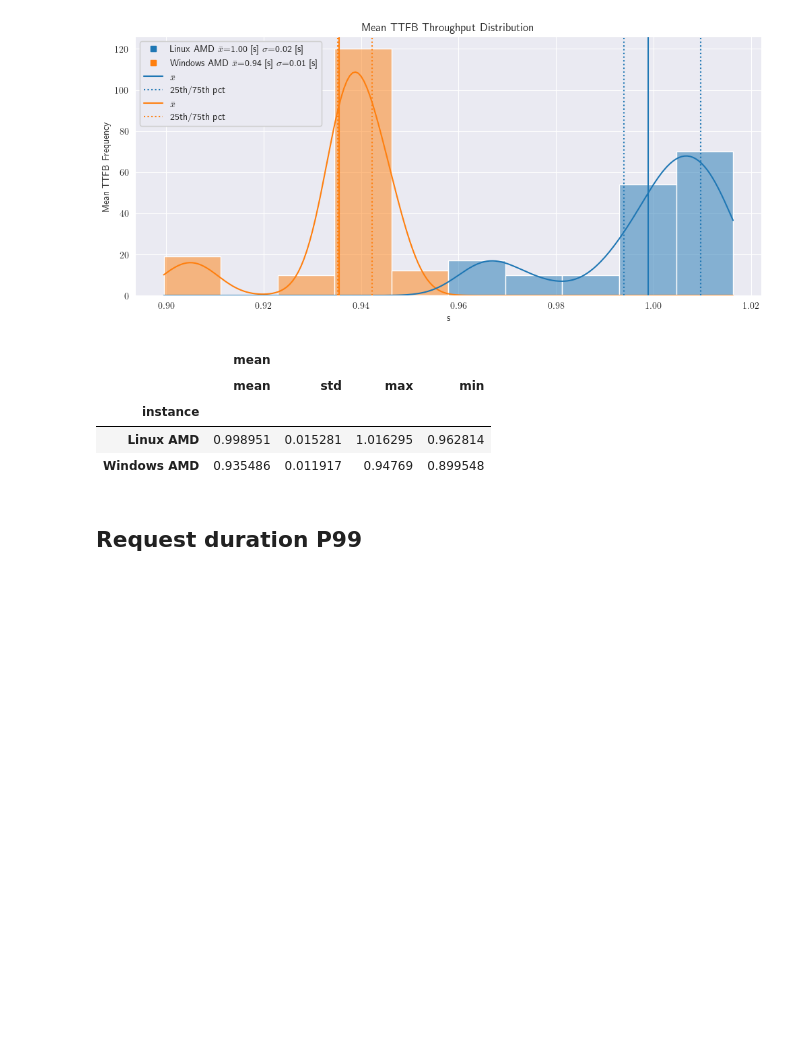
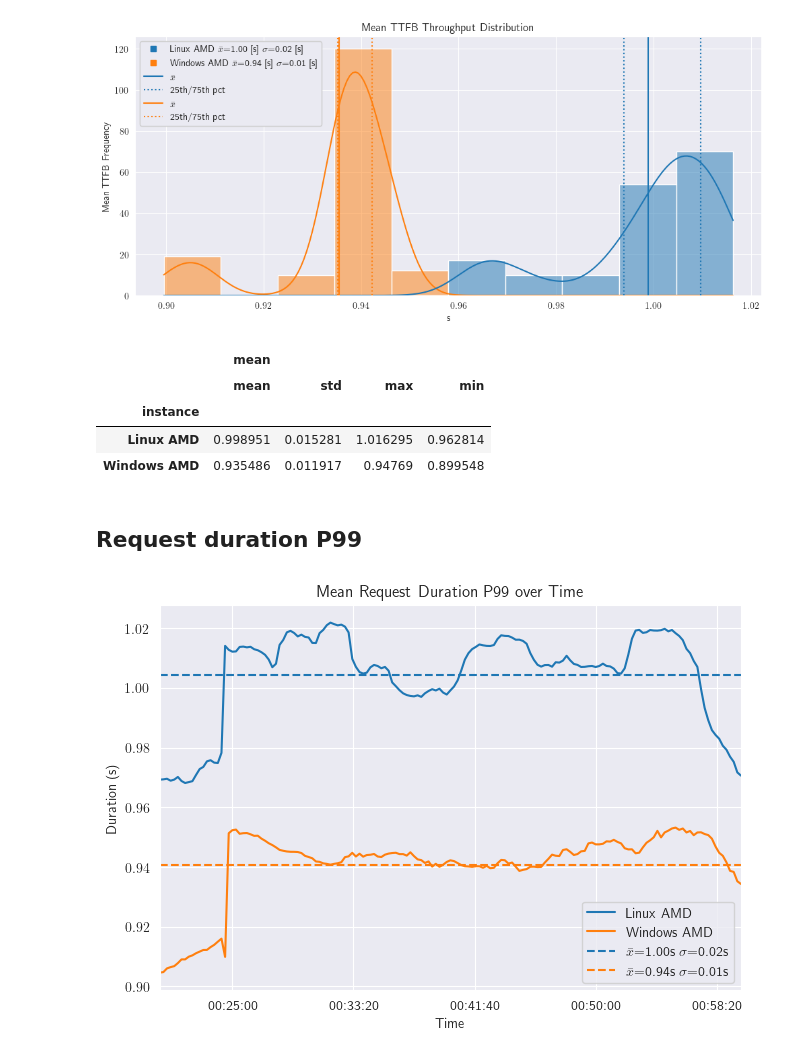
Before and after one commit to epicor-yasuomaidana/metrics-analysis, a Jupyter notebook: Quick Comparison.ipynb, the cells around one changed output. Saved outputs shown, nothing was run; the diff lists cells and outputs as text; code cells hidden in the pictures; blank space fills up the shorter version.

Commit message:
Request duration analysis

```diff
--- a/Quick Comparison.ipynb
+++ b/Quick Comparison.ipynb
@@ -364,3 +378,15 @@ mean_ttfb.groupby("instance").agg({"mean": ['mean', 'std', 'max', 'min']})
 | Windows AMD | 0.935486 | 0.011917 | 0.94769 | 0.899548 |
 # %% [markdown]
 ## Request duration P99
+# %%
+fig, ax = plt.subplots(figsize=(7.5, 5))
+
+# Plot the time series
+plot_over_time(mean_request_duration, "mean", 'Mean Request Duration P99 over Time', 'Duration (s)', ax=ax)
+plot_grouped_means_with_palette(mean_request_duration, "mean", ax)
+
+ax.legend()
+save_plot_if_new("results/Mean Request Duration P99 over Time.png", dpi=300)
+plt.show()
+# %% [output]
+[figure, added]
```
Also changed, not shown: parts of 8 cells of this notebook.
